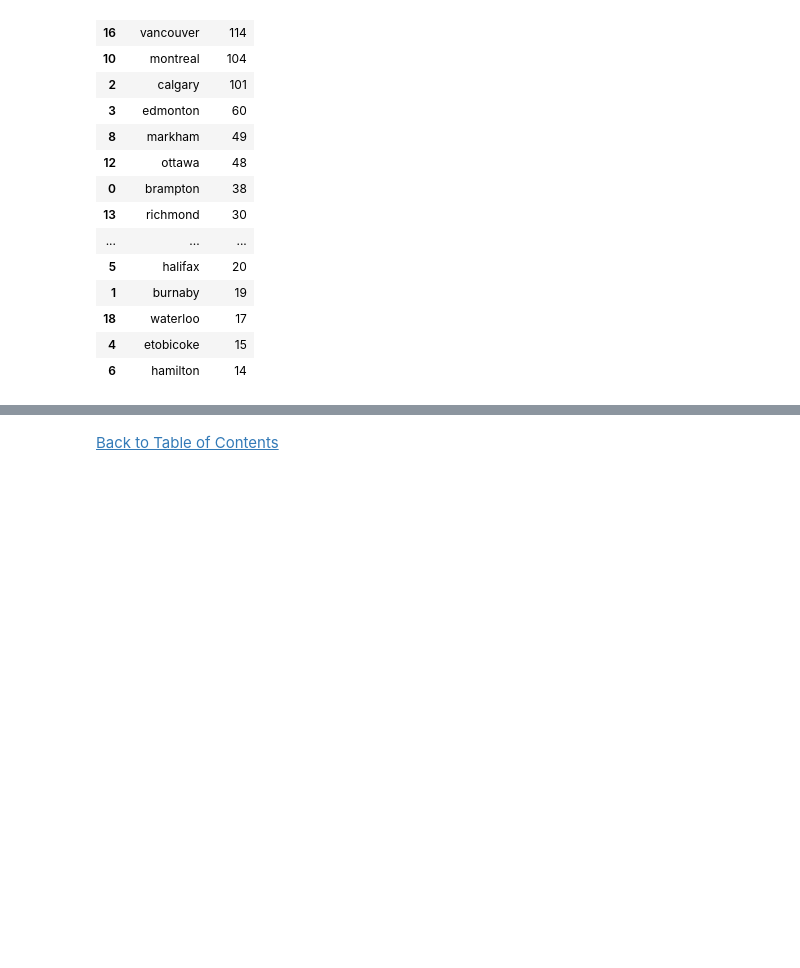
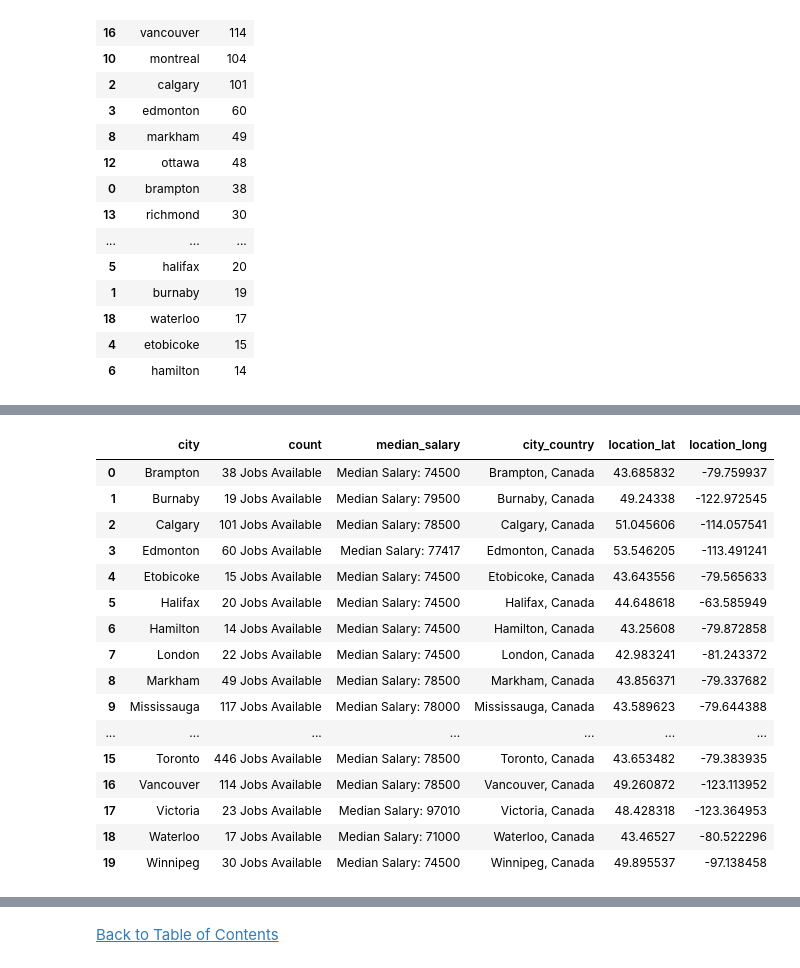
Before and after one commit to jasondo-da/Canadian_Data_Science_Jobs_Analysis, a Jupyter notebook: da_job_posts_canada_analysis.ipynb, the cells around one changed output, grey strips where cells are left out. Saved outputs shown, nothing was run; the diff lists cells and outputs as text; code cells hidden in the pictures; blank space fills up the shorter version.

```diff
--- a/da_job_posts_canada_analysis.ipynb
+++ b/da_job_posts_canada_analysis.ipynb
@@ -1507,0 +1516,37 @@ canada_map
+# %%
+geolocator = Nominatim(user_agent='myApp')
+
+for i in canada_cities.index:
+    try:
+        #tries fetch address from geopy
+        location = geolocator.geocode(canada_cities['city_country'][i])
+
+        #append lat/long to column using dataframe location
+        canada_cities.loc[i,'location_lat'] = location.latitude
+        canada_cities.loc[i,'location_long'] = location.longitude
+
+    except:
+        #catches exception for the case where no value is returned
+        #appends null value to column
+        canada_cities.loc[i,'location_lat'] = ''
+        canada_cities.loc[i,'location_long'] = ''
+
+canada_cities
+# %% [output]
+|  | city | count | median_salary | city_country | location_lat | location_long |
+| 0 | Brampton | 38 Jobs Available | Median Salary: 74500 | Brampton, Canada | 43.685832 | -79.759937 |
+| 1 | Burnaby | 19 Jobs Available | Median Salary: 79500 | Burnaby, Canada | 49.24338 | -122.972545 |
+| 2 | Calgary | 101 Jobs Available | Median Salary: 78500 | Calgary, Canada | 51.045606 | -114.057541 |
+| 3 | Edmonton | 60 Jobs Available | Median Salary: 77417 | Edmonton, Canada | 53.546205 | -113.491241 |
+| 4 | Etobicoke | 15 Jobs Available | Median Salary: 74500 | Etobicoke, Canada | 43.643556 | -79.565633 |
+| 5 | Halifax | 20 Jobs Available | Median Salary: 74500 | Halifax, Canada | 44.648618 | -63.585949 |
+| 6 | Hamilton | 14 Jobs Available | Median Salary: 74500 | Hamilton, Canada | 43.25608 | -79.872858 |
+| 7 | London | 22 Jobs Available | Median Salary: 74500 | London, Canada | 42.983241 | -81.243372 |
+| 8 | Markham | 49 Jobs Available | Median Salary: 78500 | Markham, Canada | 43.856371 | -79.337682 |
+| 9 | Mississauga | 117 Jobs Available | Median Salary: 78000 | Mississauga, Canada | 43.589623 | -79.644388 |
+| ... | ... | ... | ... | ... | ... | ... |
+| 15 | Toronto | 446 Jobs Available | Median Salary: 78500 | Toronto, Canada | 43.653482 | -79.383935 |
+| 16 | Vancouver | 114 Jobs Available | Median Salary: 78500 | Vancouver, Canada | 49.260872 | -123.113952 |
+| 17 | Victoria | 23 Jobs Available | Median Salary: 97010 | Victoria, Canada | 48.428318 | -123.364953 |
+| 18 | Waterloo | 17 Jobs Available | Median Salary: 71000 | Waterloo, Canada | 43.46527 | -80.522296 |
+| 19 | Winnipeg | 30 Jobs Available | Median Salary: 74500 | Winnipeg, Canada | 49.895537 | -97.138458 |
```
Also changed, not shown: parts of 82 cells of this notebook.
